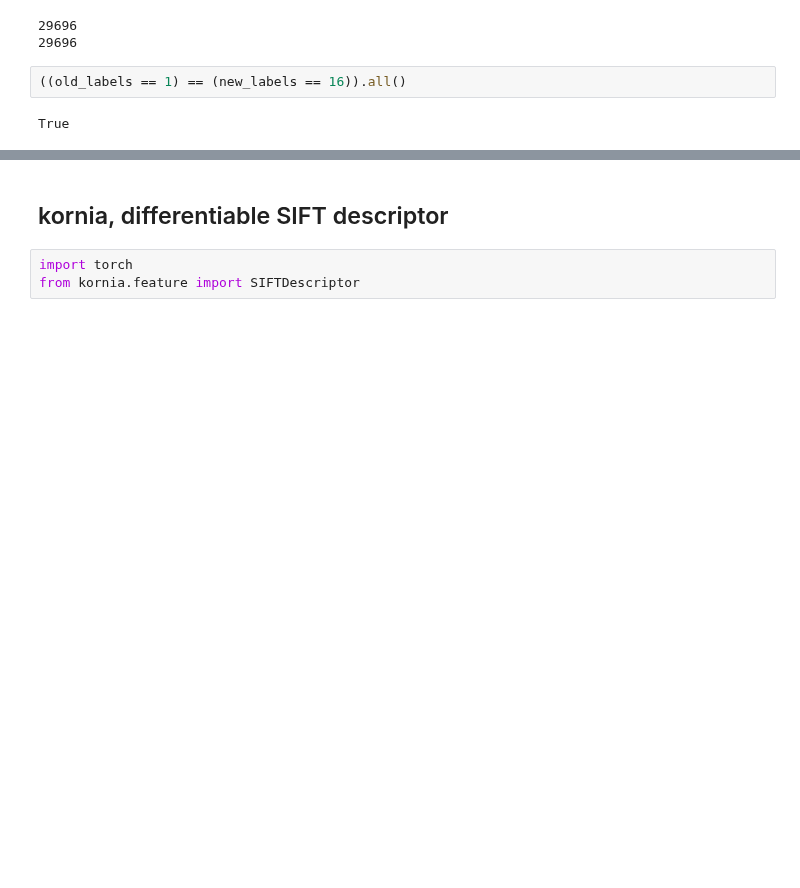
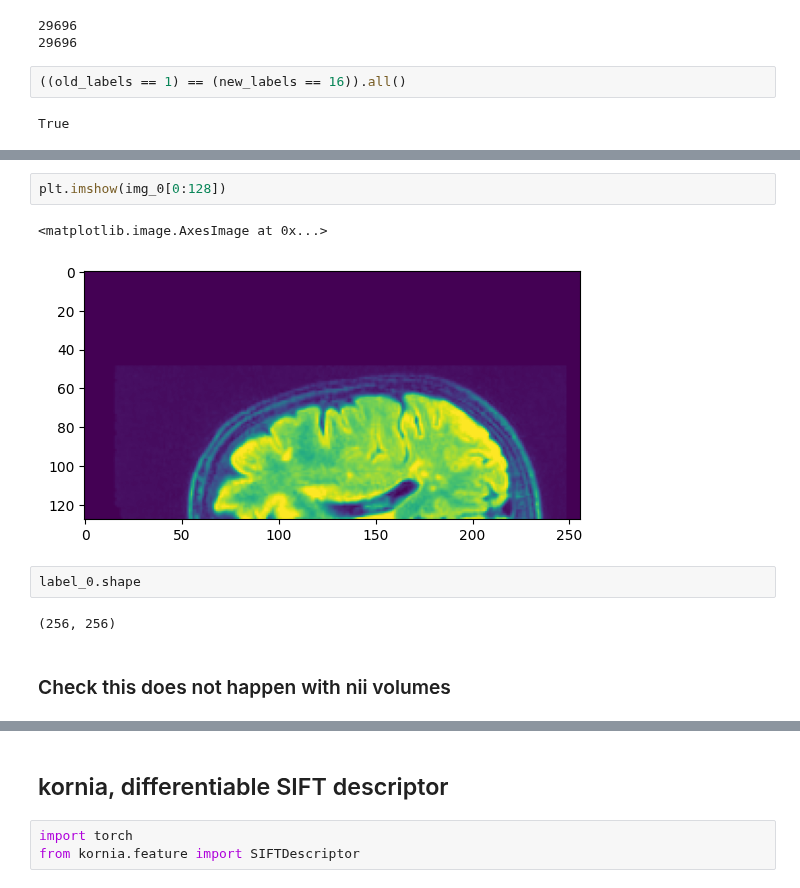
Before and after one commit to JdbermeoUZH/MastersThesisUIASegmentation, a Jupyter notebook: notebooks/random_stuff.ipynb, the cells around one changed output, grey strips where cells are left out. Cells and saved outputs as stored; diff of their text form; blank space fills up the shorter version.

```diff
--- a/notebooks/random_stuff.ipynb
+++ b/notebooks/random_stuff.ipynb
@@ -20,0 +69,11 @@ True
+# %%
+plt.imshow(img_0[0:128])
+# %% [output]
+<matplotlib.image.AxesImage at 0x...>
+[figure, added]
+# %%
+label_0.shape
+# %% [output]
+(256, 256)
+# %% [markdown]
+### Check this does not happen with nii volumes
```
Also changed, not shown: parts of 15 cells of this notebook, 8 other files.
